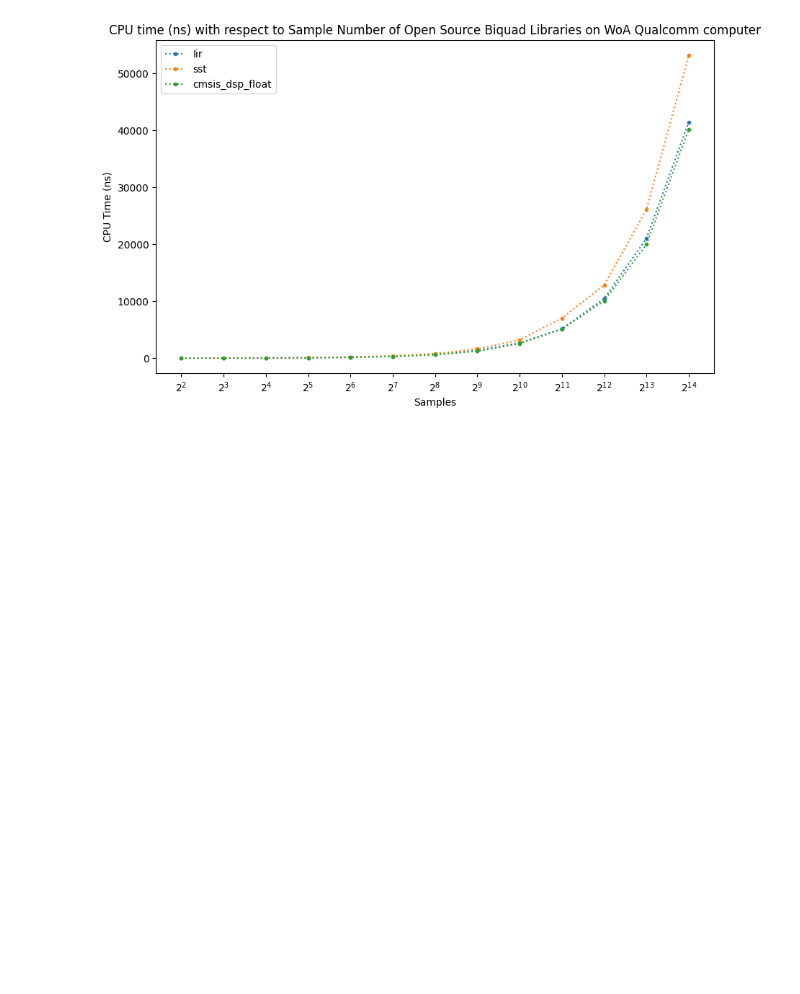
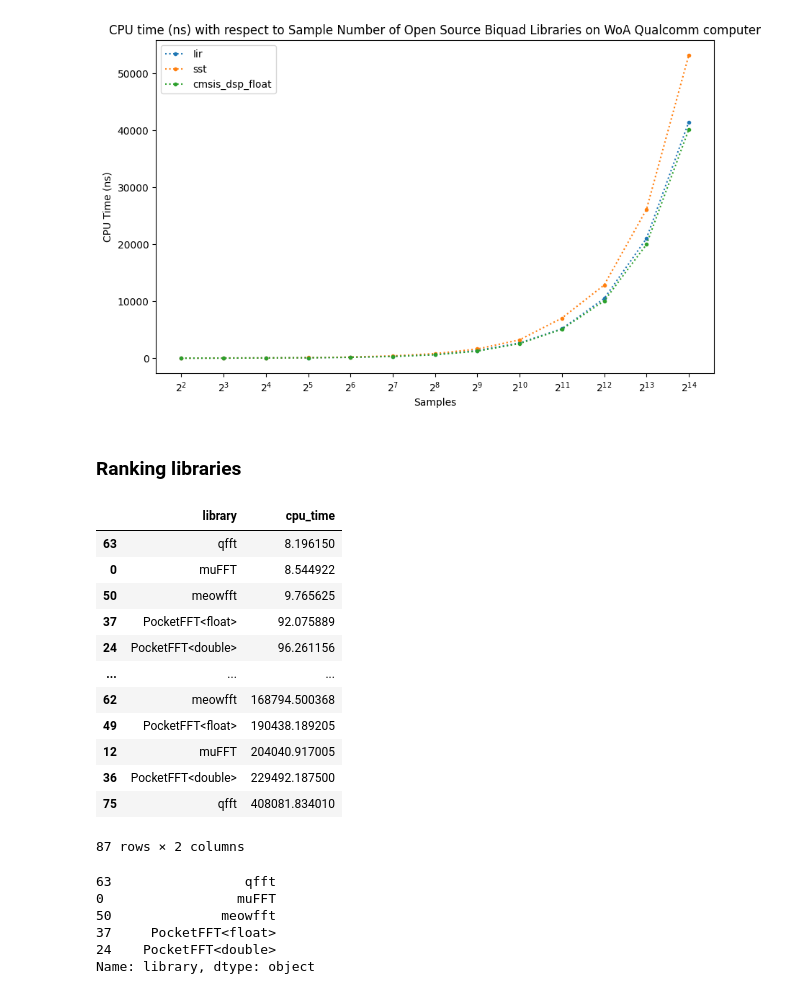
Before and after one commit to SamiSaade/benchmark-visual, a Jupyter notebook: viz.ipynb, the cells around one changed output. Drawn from its saved outputs; the diff is of its cells as text; code cells hidden in the pictures; blank space fills up the shorter version.

Commit message:
Added benchRank and examples
you can now sort the performances of the libraries easily

```diff
--- a/viz.ipynb
+++ b/viz.ipynb
@@ -90,3 +91,32 @@ plt.show()
 # %% [output]
 asd not found in dataset
 [figure]
+# %% [markdown]
+### Ranking libraries
+# %%
+ranked_biquad = benchRank(data_biquad)
+ranked_fft, list_fft = benchRank(data_fft)
+ranked_fft[['library','cpu_time']]
+# %% [output]
+|  | library | cpu_time |
+| 63 | qfft | 8.196150 |
+| 0 | muFFT | 8.544922 |
+| 50 | meowfft | 9.765625 |
+| 37 | PocketFFT<float> | 92.075889 |
+| 24 | PocketFFT<double> | 96.261156 |
+| ... | ... | ... |
+| 62 | meowfft | 168794.500368 |
+| 49 | PocketFFT<float> | 190438.189205 |
+| 12 | muFFT | 204040.917005 |
+| 36 | PocketFFT<double> | 229492.187500 |
+| 75 | qfft | 408081.834010 |
+87 rows × 2 columns
+# %%
+ranked_fft.loc[ranked_fft['sampleNumber']==4]['library']
+# %% [output]
+63                 qfft
+0                 muFFT
+50              meowfft
+37     PocketFFT<float>
+24    PocketFFT<double>
+Name: library, dtype: object
```
Also changed, not shown: parts of 3 cells of this notebook, 7 other files.
